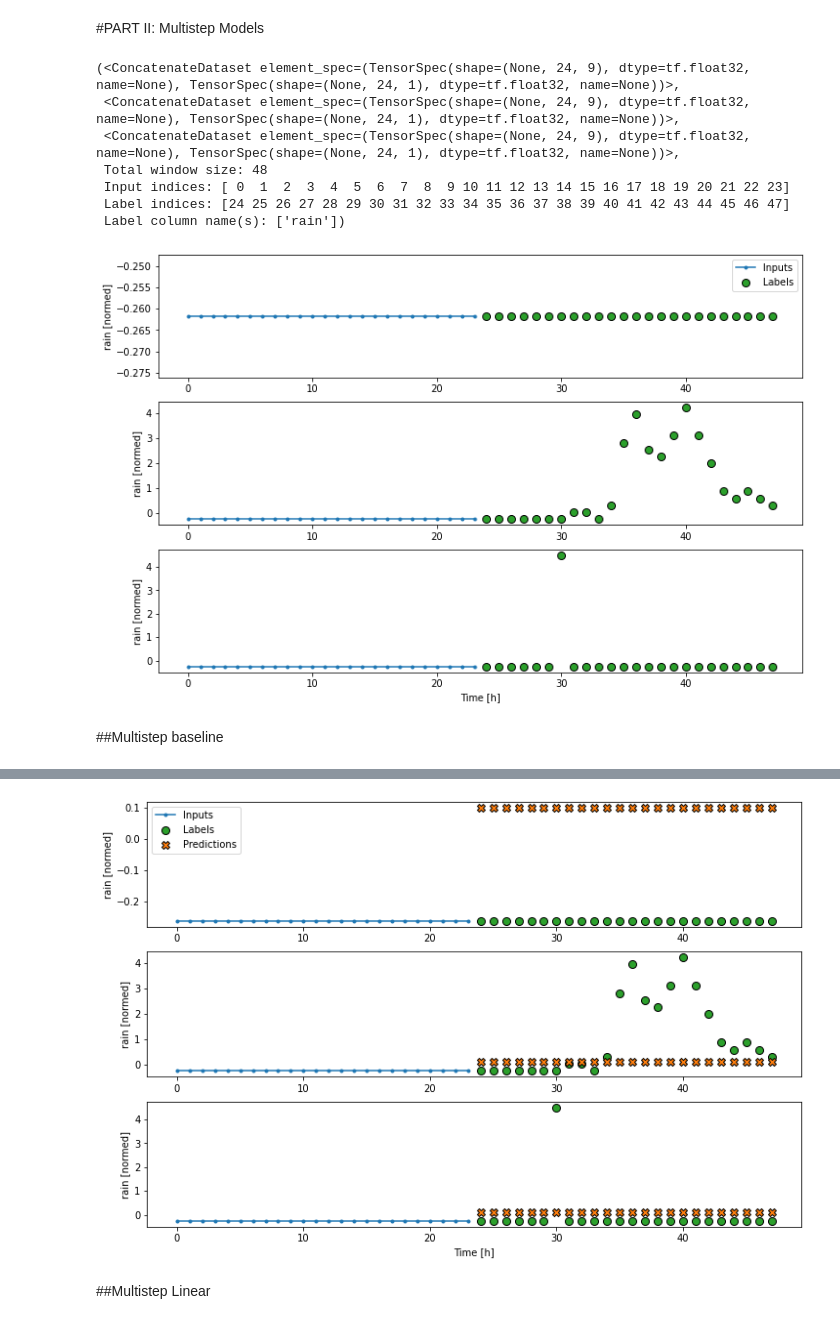
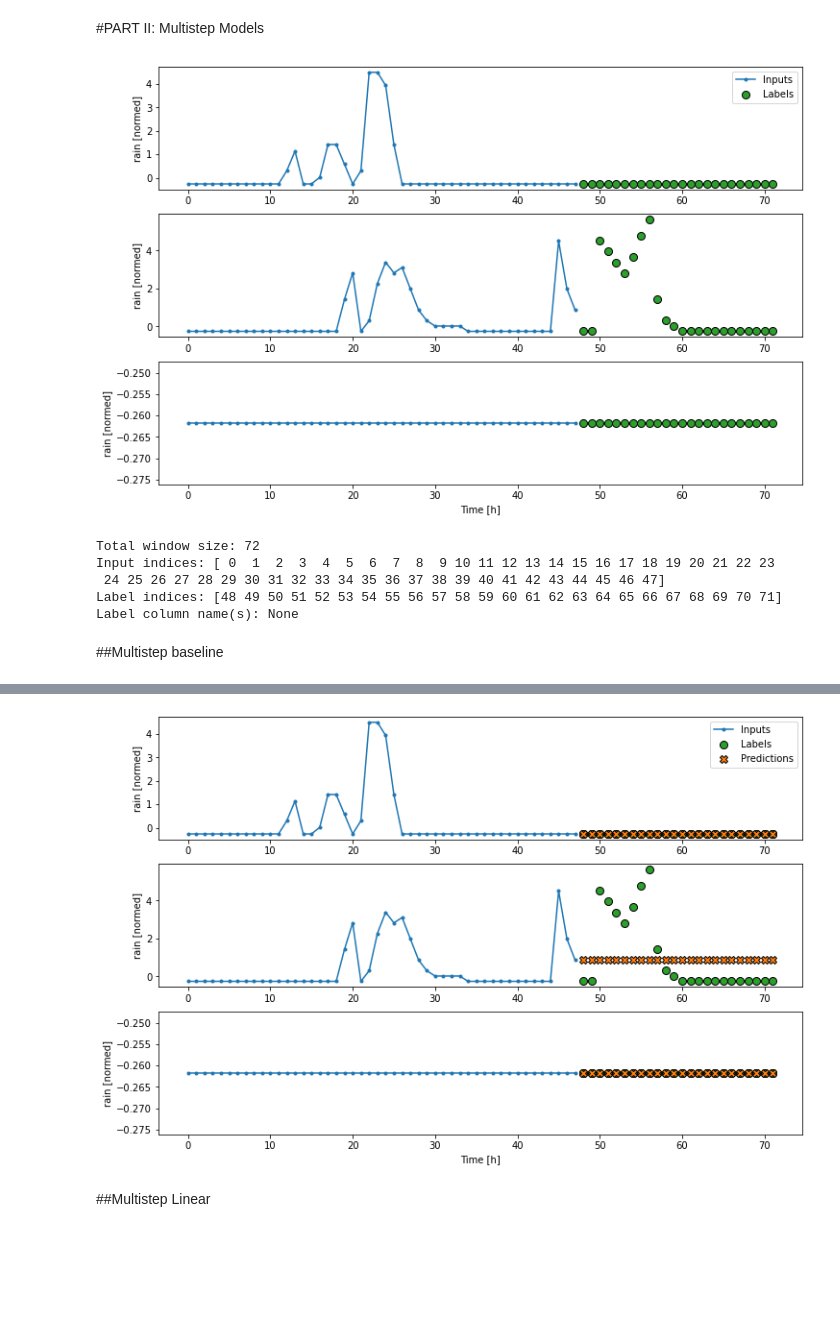
Before and after one commit to saikiranreddypundru/Predicting-Rainfall-Using-the-GROW-Dataset, a Jupyter notebook: MLModelTraining.ipynb, the cells around one changed output, grey strips where cells are left out. Drawn from its saved outputs; the diff is of its cells as text; code cells hidden in the pictures; blank space fills up the shorter version.

```diff
--- a/MLModelTraining.ipynb
+++ b/MLModelTraining.ipynb
@@ -33,18 +37,10 @@ _ = plot_features.plot(subplots=True)
 # %%
 # Normalize the data
+from sklearn.preprocessing import MinMaxScaler
 train_mean = train_df.mean()
 train_std = train_df.std()
 
-for x in ['Airtemperature', 'SoilMoisture', 'rain']:
+for x in ['Airtemperature', 'SoilMoisture', 'Longitude', 'Latitude', 'rain']:
   train_df[x] = (train_df[x] - train_mean[x]) / train_std[x]
   val_df[x] = (val_df[x] - train_mean[x]) / train_std[x]
   test_df[x] = (test_df[x] - train_mean[x]) / train_std[x]
-
-
-train_df['Longitude'] = train_df['Longitude'] / 180
-val_df['Longitude'] = val_df['Longitude'] / 180
-test_df['Longitude'] = test_df['Longitude'] / 180
-
-train_df['Latitude'] = train_df['Latitude'] / 90
-val_df['Latitude'] = val_df['Latitude'] / 90
-test_df['Latitude'] = test_df['Latitude'] / 90
@@ -248,7 +254,7 @@ WindowGenerator.example = example
 column_indices = 0
 num_features = 0
 
-def generateData(input_width, label_width, shift):
+def generateData(input_width, label_width, shift, label_column=None):
   full_train_ds = []
   full_val_ds = []
   full_test_ds = []
@@ -266,11 +272,10 @@ def generateData(input_width, label_width, shift):
     column_indices = {name: i for i, name in enumerate(filtered_train_df.columns)}
     num_features = filtered_train_df.shape[1]
 
-
     window = WindowGenerator(
-      input_width=input_width, label_width=label_width, shift=shift,
-      train_df=filtered_train_df, val_df=filtered_val_df, test_df=filtered_test_df,
-      label_columns=['rain'])
+        input_width=input_width, label_width=label_width, shift=shift,
+        train_df=filtered_train_df, val_df=filtered_val_df, test_df=filtered_test_df,
+        label_columns=label_column)
 
     if filtered_train_df.shape[0] > 0:
       full_train_ds.append(window.train)
@@ -289,7 +294,7 @@ def generateData(input_width, label_width, shift):
   for i in range(2, len(full_test_ds)):
     all_test = all_test.concatenate(full_test_ds[i])
 
-  return (all_train, all_val, all_test, window)
+  return {"train":all_train, "val":all_val, "test": all_test, "example": window}
 # %%
 # Helper function to define a training regimen
 MAX_EPOCHS = 20
@@ -501,19 +512,19 @@ _ = plt.legend()
 # %%
 # define window for multi step model
 OUT_STEPS = 24
-multi_window = generateData(input_width=24, label_width=OUT_STEPS, shift=OUT_STEPS)
+multi_window = generateData(input_width=48, label_width=OUT_STEPS, shift=OUT_STEPS)
 
-multi_window[3].plot()
-multi_window
+multi_window["example"].plot()
 # %% [output]
-(<ConcatenateDataset element_spec=(TensorSpec(shape=(None, 24, 9), dtype=tf.float32, name=None), TensorSpec(shape=(None, 24, 1), dtype=tf.float32, name=None))>,
- <ConcatenateDataset element_spec=(TensorSpec(shape=(None, 24, 9), dtype=tf.float32, name=None), TensorSpec(shape=(None, 24, 1), dtype=tf.float32, name=None))>,
- <ConcatenateDataset element_spec=(TensorSpec(shape=(None, 24, 9), dtype=tf.float32, name=None), TensorSpec(shape=(None, 24, 1), dtype=tf.float32, name=None))>,
- Total window size: 48
- Input indices: [ 0  1  2  3  4  5  6  7  8  9 10 11 12 13 14 15 16 17 18 19 20 21 22 23]
- Label indices: [24 25 26 27 28 29 30 31 32 33 34 35 36 37 38 39 40 41 42 43 44 45 46 47]
- Label column name(s): ['rain'])
-[figure, old version]
+[figure, new version]
+# %%
+multi_window["example"]
+# %% [output]
+Total window size: 72
+Input indices: [ 0  1  2  3  4  5  6  7  8  9 10 11 12 13 14 15 16 17 18 19 20 21 22 23
+ 24 25 26 27 28 29 30 31 32 33 34 35 36 37 38 39 40 41 42 43 44 45 46 47]
+Label indices: [48 49 50 51 52 53 54 55 56 57 58 59 60 61 62 63 64 65 66 67 68 69 70 71]
+Label column name(s): None
 # %% [markdown]
 ##Multistep baseline
 # %%
@@ -528,7 +539,7 @@ last_baseline.compile(loss=tf.keras.losses.MeanSquaredError(),
 multi_val_performance = {}
 multi_performance = {}
 
-multi_val_performance['Last'] = last_baseline.evaluate(multi_window[1])
-multi_performance['Last'] = last_baseline.evaluate(multi_window[2], verbose=0)
-multi_window[3].plot(last_baseline)
+multi_val_performance['Baseline'] = last_baseline.evaluate(multi_window["val"])
+multi_performance['Baseline'] = last_baseline.evaluate(multi_window["test"], verbose=0)
+multi_window["example"].plot(last_baseline)
 # %% [output]
@@ -536,4 +547,4 @@ multi_window[3].plot(last_baseline)
-[figure, old version]
+[figure, new version]
 # %% [markdown]
 ##Multistep Linear
 # %%
```
Also changed, not shown: parts of 26 cells of this notebook.
